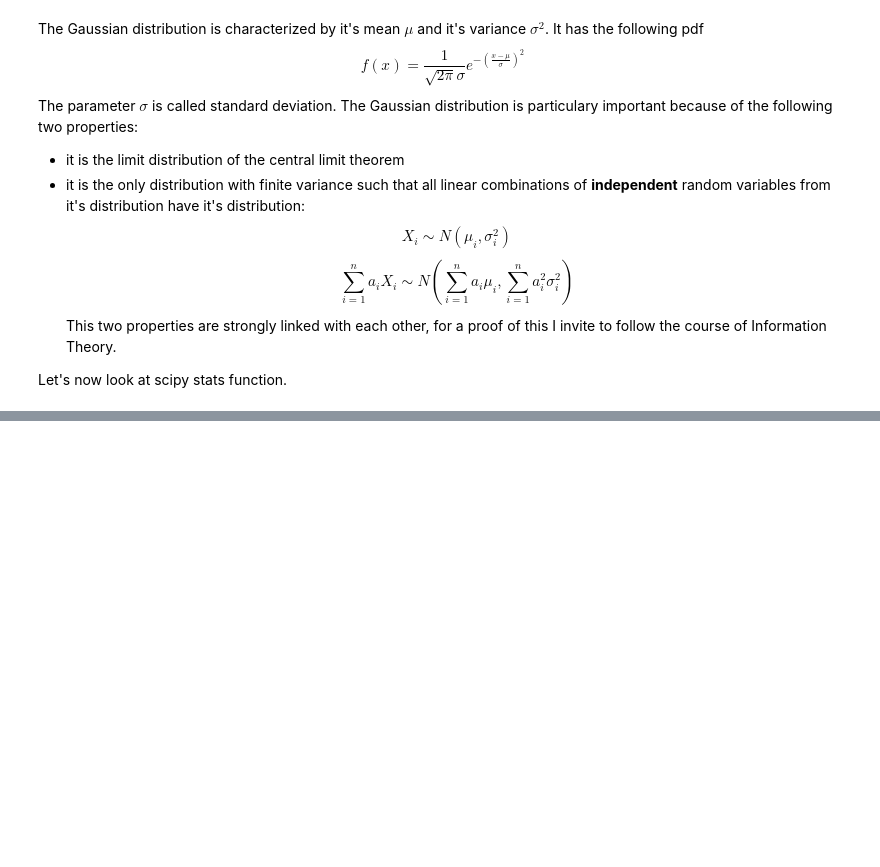
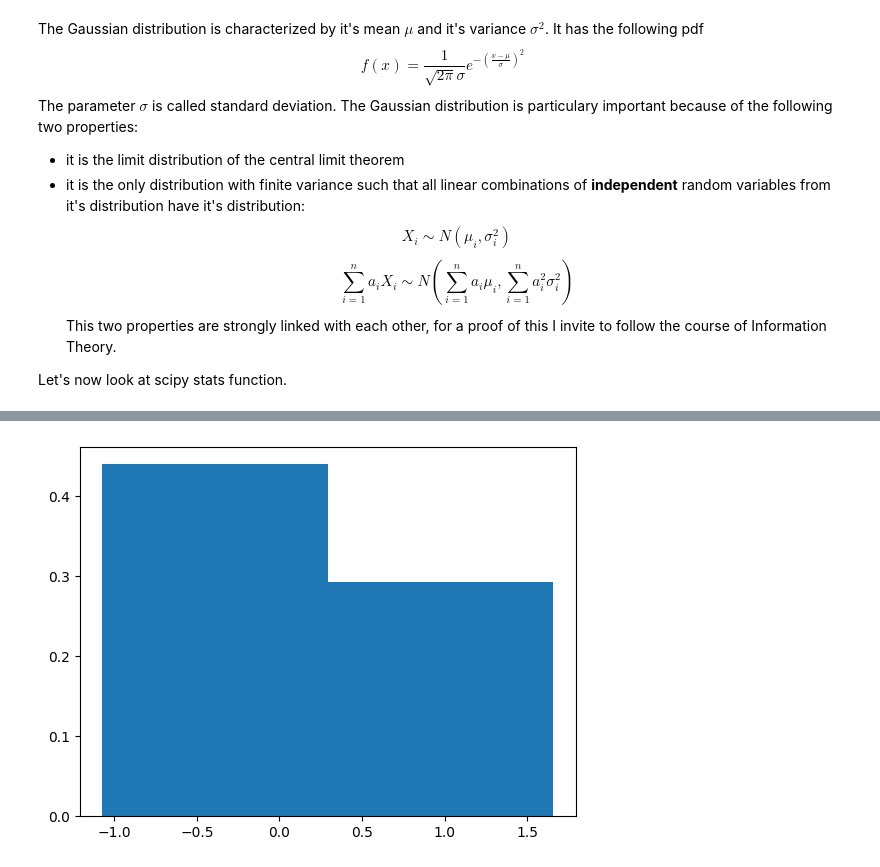
Before and after one commit to guglielmopadula/StochasticModelling2022-2023, a Jupyter notebook: FirstSession.ipynb, the cells around one changed output, grey strips where cells are left out. Cells and saved outputs as stored; diff of their text form; code cells hidden in the pictures; blank space fills up the shorter version.

```diff
--- a/FirstSession.ipynb
+++ b/FirstSession.ipynb
@@ -136,0 +174,9 @@ Before we say goodbye, one last question.
+# %%
+import dill
+import scipy
+import matplotlib.pyplot as plt
+blackboxrv=dill.load(open( "blackbox.p", "rb" ))
+dataset=blackboxrv.sample(50000)
+a=plt.hist(dataset,density=True,bins=2)
+# %% [output]
+[figure, added]
```
Also changed, not shown: parts of 12 cells of this notebook, 2 other files.
